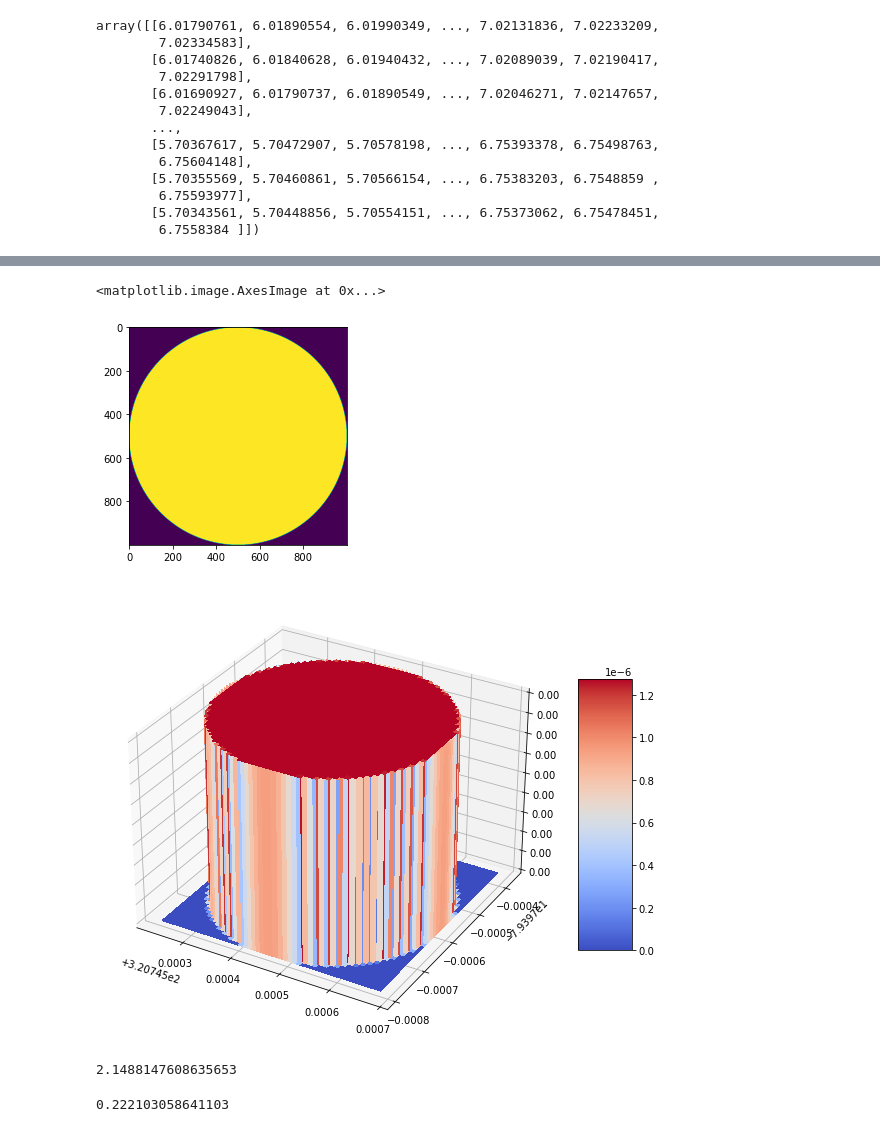
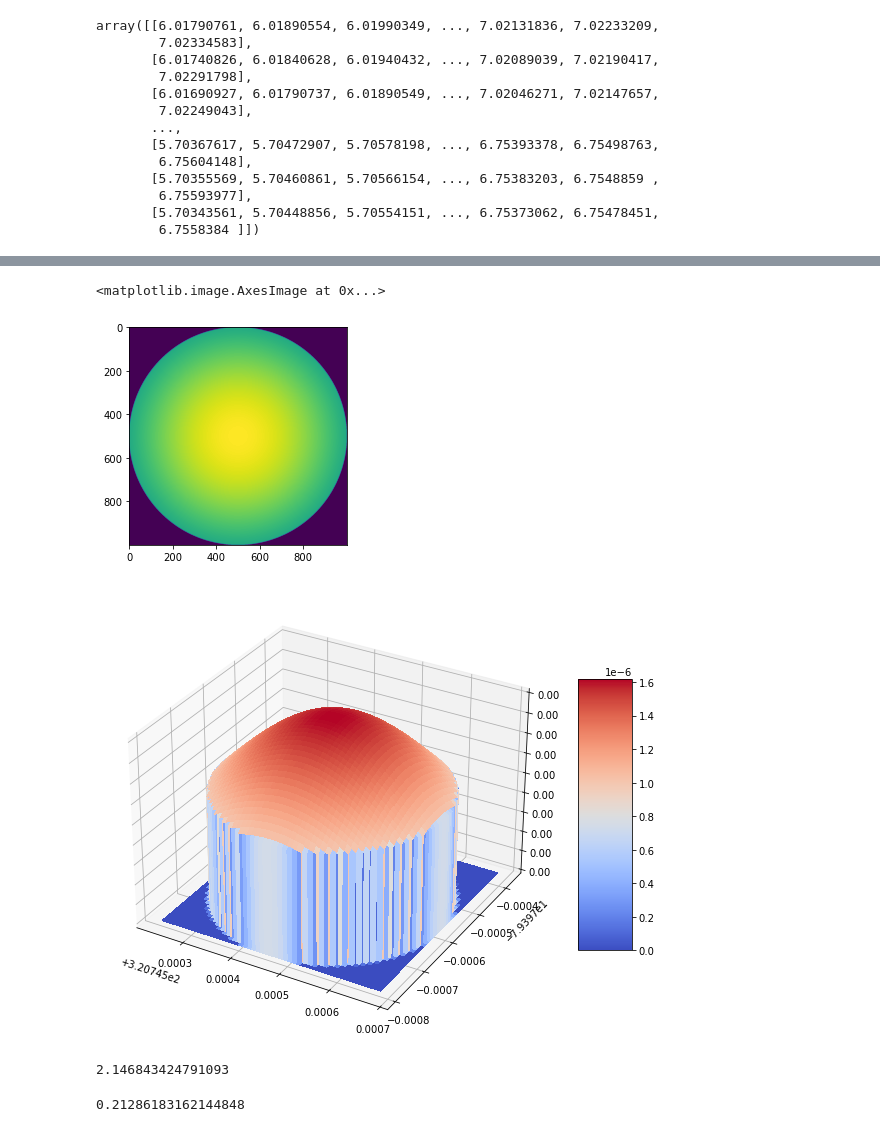
Before and after one commit to FRBs/FRB, a Jupyter notebook: docs/nb/FRB_offsets.ipynb, the cells around one changed output, grey strips where cells are left out. Saved outputs shown, nothing was run; the diff lists cells and outputs as text; code cells hidden in the pictures.

```diff
--- a/docs/nb/FRB_offsets.ipynb
+++ b/docs/nb/FRB_offsets.ipynb
@@ -167,7 +167,7 @@ def gauss_2da(x,y, sma, smb):
     return w
 # %%
 # Define weight scheme, using the grid points xx and yy and the sigma RA and Dec (a and b) in degs
-w = gauss_2da(xx, yy, (a/3600), (b/3600)
+w = gauss_2da(xx, yy, (a/3600), (b/3600))
 w[~in_ellipse] = 0
 
 # Normalize w
@@ -180,5 +180,5 @@ plt.imshow(norm_w)
 <matplotlib.image.AxesImage at 0x...>
-[figure, old version]
+[figure, new version]
 # %%
 from mpl_toolkits.mplot3d import Axes3D
 from matplotlib import cm
@@ -199,17 +199,17 @@ fig.colorbar(surf, shrink=0.5, aspect=5)
 
 plt.show()
 # %% [output]
-[figure, old version]
+[figure, new version]
 # %%
 # Calculate average offset (should be close to 2.1'')
 mean = np.sum(norm_w * ang_diff) #/ np.sum(norm_w)
 mean_ang = mean.to('arcsec').value
 print(mean_ang)
 # %% [output]
-2.1488147608635653
+2.146843424791093
 # %%
 # Calculate SD from that (error on offset assuming sqrt(sigma_RA^2 + sigma_Dec^2) = 1.1, which seems more sensible for 190611)
 sd = np.sqrt(np.sum((ang_diff-mean)**2 * norm_w))
 print(sd.to('arcsec').value)
 # %% [output]
-0.222103058641103
+0.21286183162144848
```
Also changed, not shown: parts of 2 cells of this notebook.
